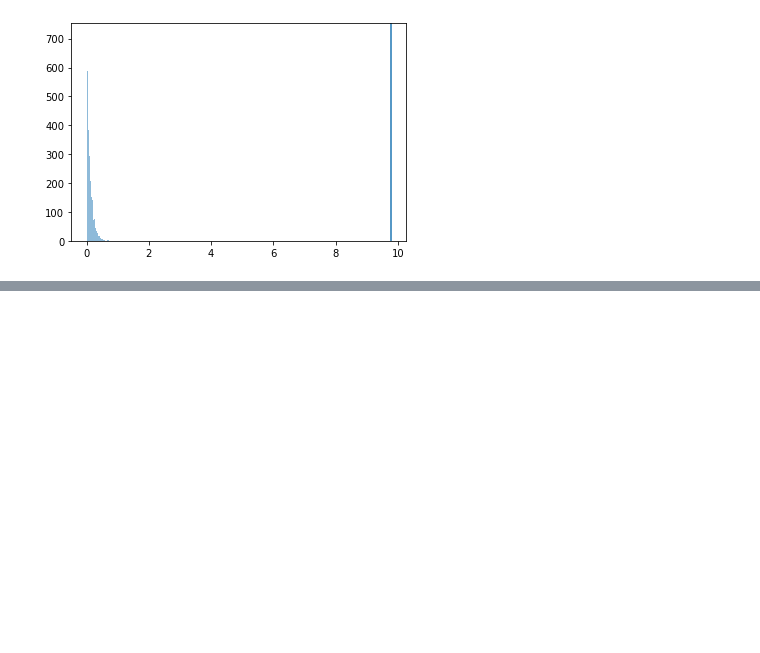
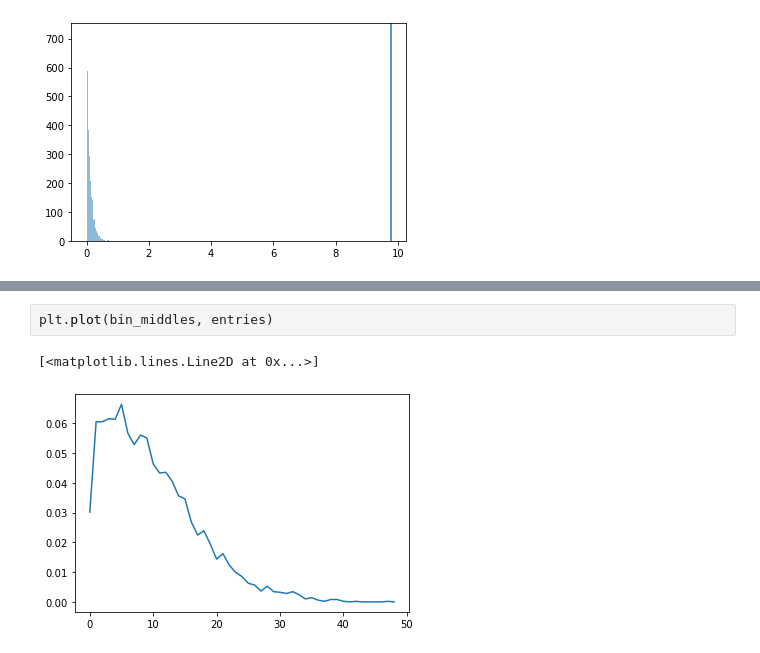
Before and after one commit to xavfunk/nma-koki, a Jupyter notebook: random-correlations.ipynb, the cells around one changed output, grey strips where cells are left out. Saved outputs shown, nothing was run; the diff lists cells and outputs as text; blank space fills up the shorter version.

```diff
--- a/random-correlations.ipynb
+++ b/random-correlations.ipynb
@@ -121,0 +139,5 @@ plt.plot(
+# %%
+plt.plot(bin_middles, entries)
+# %% [output]
+[<matplotlib.lines.Line2D at 0x...>]
+[figure, added]
```
Also changed, not shown: parts of 7 cells of this notebook.
